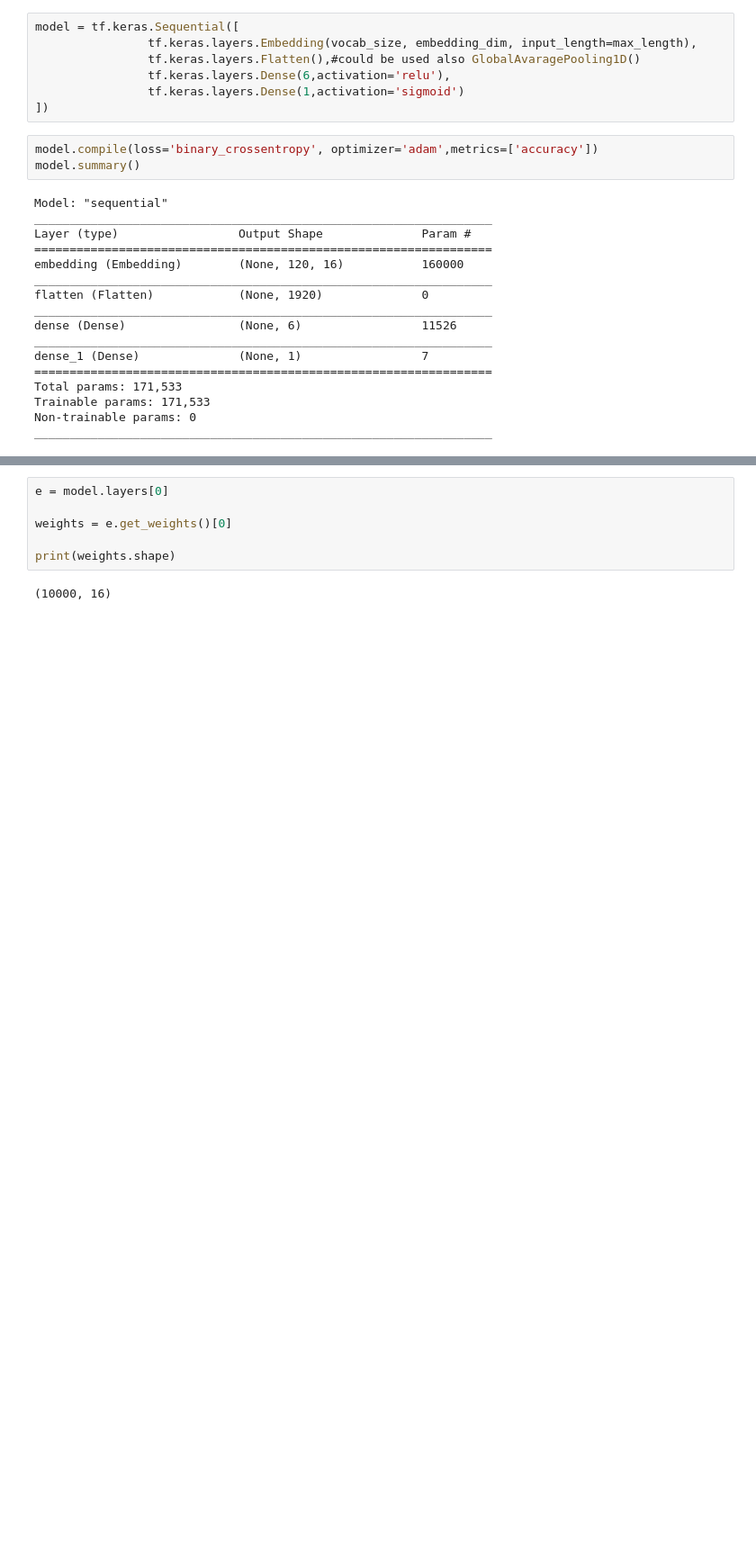
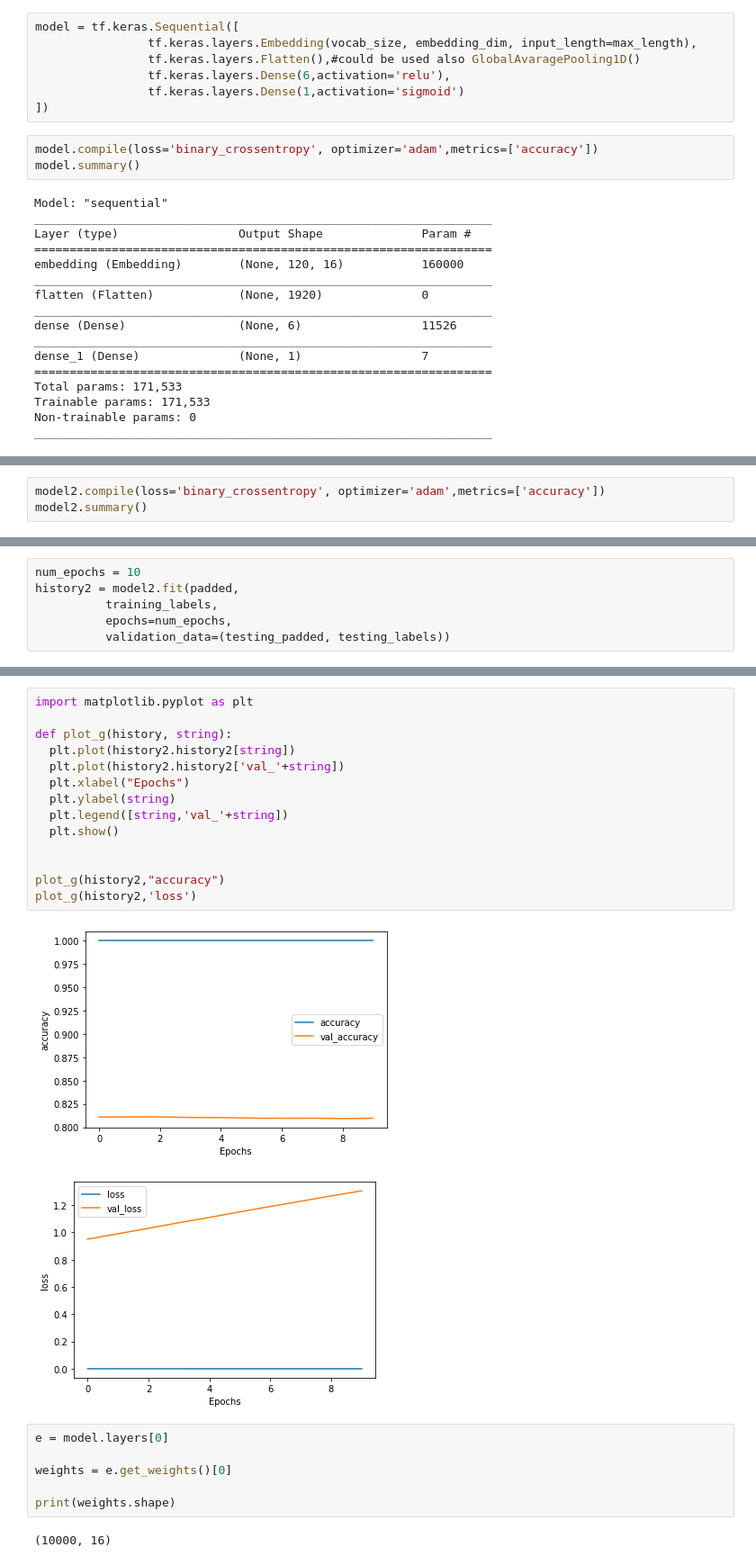
Before and after one commit to remre/StriveSchool-ai, a Jupyter notebook: m7NLP/d4/notes/NLPDLAIW2.ipynb, the cells around one changed output, grey strips where cells are left out. Shown at 90% size. Cells and saved outputs as stored; diff of their text form; blank space fills up the shorter version.

```diff
--- a/m7NLP/d4/notes/NLPDLAIW2.ipynb
+++ b/m7NLP/d4/notes/NLPDLAIW2.ipynb
@@ -146,0 +162,3 @@ Epoch 10/10
+# %%
+model2.compile(loss='binary_crossentropy', optimizer='adam',metrics=['accuracy'])
+model2.summary()
@@ -146,0 +182,6 @@ Epoch 10/10
+# %%
+num_epochs = 10
+history2 = model2.fit(padded,
+          training_labels,
+          epochs=num_epochs,
+          validation_data=(testing_padded, testing_labels))
@@ -147,3 +226,20 @@ Epoch 10/10
+# %%
+import matplotlib.pyplot as plt
+
+def plot_g(history, string):
+  plt.plot(history2.history2[string])
+  plt.plot(history2.history2['val_'+string])
+  plt.xlabel("Epochs")
+  plt.ylabel(string)
+  plt.legend([string,'val_'+string])
+  plt.show()
+
+
+plot_g(history2,"accuracy")
+plot_g(history2,'loss')
+# %% [output]
+[figure, added]
+[figure, added]
 # %%
 e = model.layers[0]
 
```
Also changed, not shown: parts of 8 cells of this notebook.
